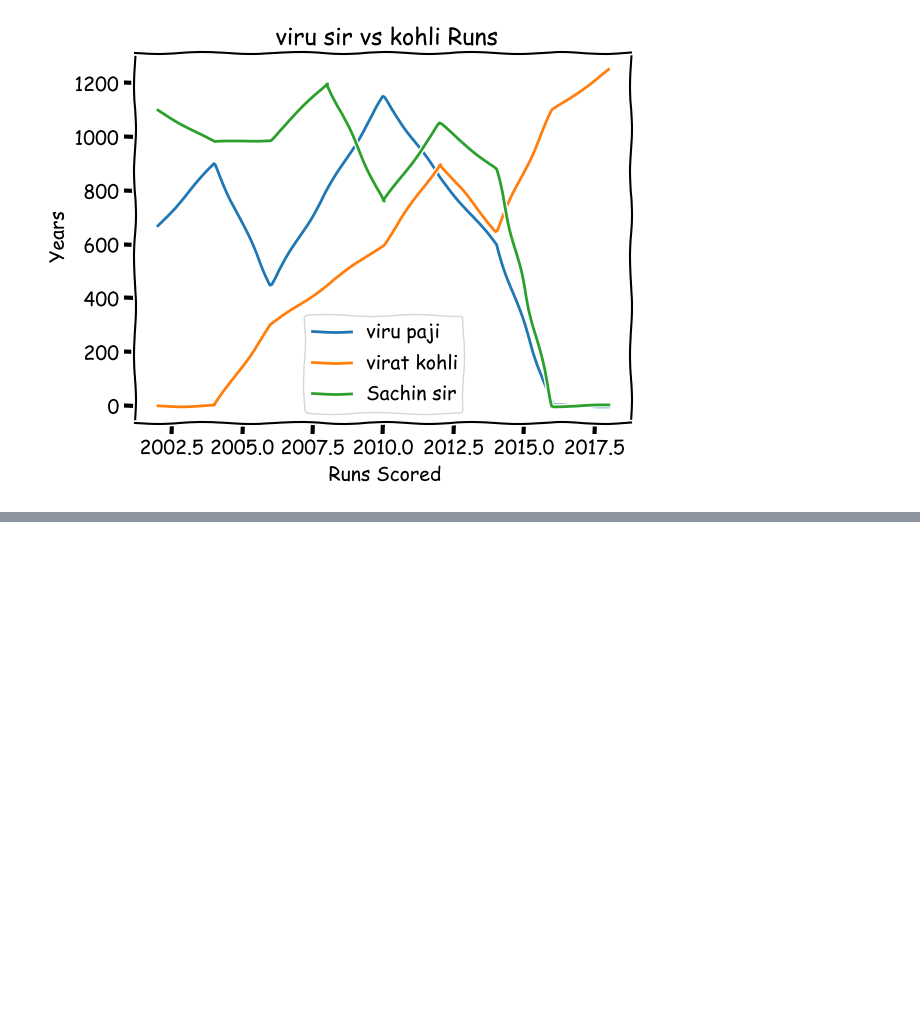
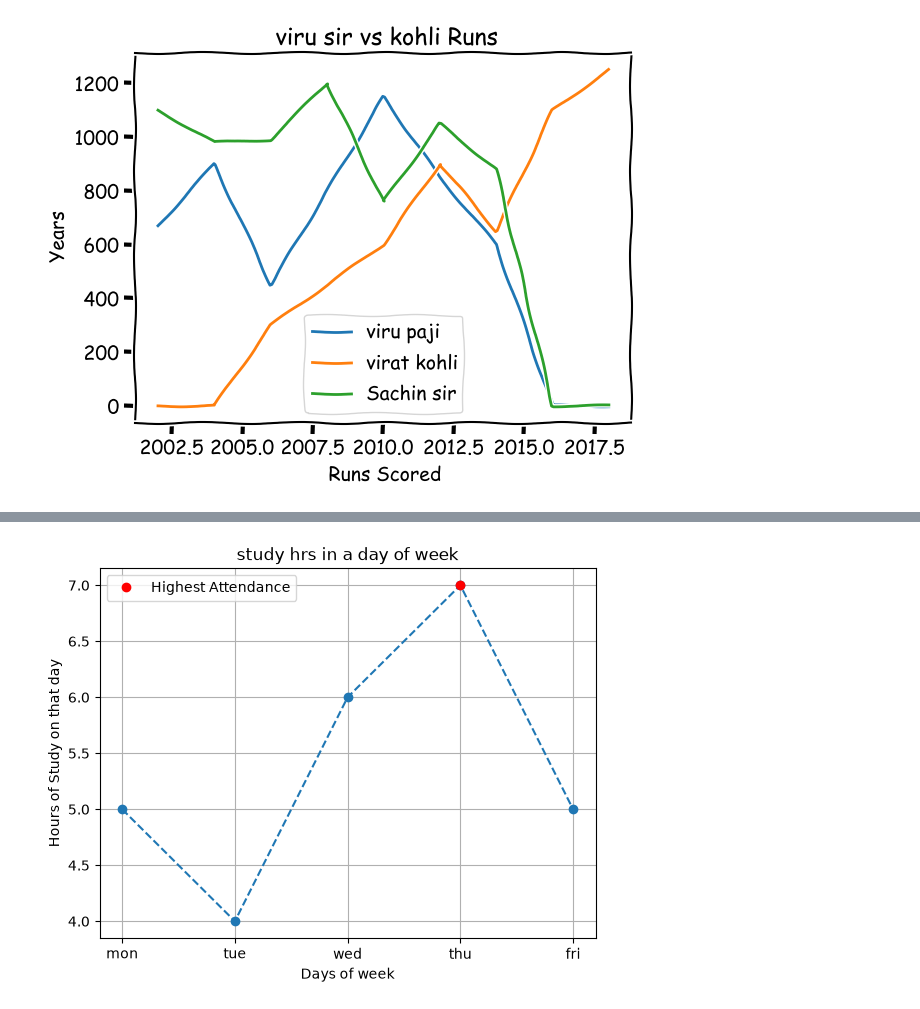
Before and after one commit to codeX-gyan/Data-Preprocessing, a Jupyter notebook: MATPLOTLIB/gyan.ipynb, the cells around one changed output, grey strips where cells are left out. Cells and saved outputs as stored; diff of their text form; code cells hidden in the pictures; blank space fills up the shorter version.

```diff
--- a/MATPLOTLIB/gyan.ipynb
+++ b/MATPLOTLIB/gyan.ipynb
@@ -71,0 +134,23 @@ findfont: Font family 'Comic Neue' not found.
+# %%
+import matplotlib.pyplot as plt
+import numpy as np
+
+Day = ["mon","tue","wed","thu","fri"]
+Hours = [ 5 , 4 , 6 , 7 , 5 ]
+highest = max(Hours)
+index = Hours.index(highest)
+
+# Maximum attendance wale din ki values
+max_day = Day[index]
+max_hours = Hours[index]
+
+plt.plot( Day , Hours, linestyle="--", marker="o")
+plt.plot(max_day, max_hours, color="red", marker="o", linestyle="None", label="Highest Attendance")
+plt.xlabel("Days of week")
+plt.ylabel("Hours of Study on that day")
+plt.title("study hrs in a day of week")
+plt.legend()
+plt.grid(True)
+plt.show()
+# %% [output]
+[figure, added]
```
Also changed, not shown: parts of 4 cells of this notebook.
